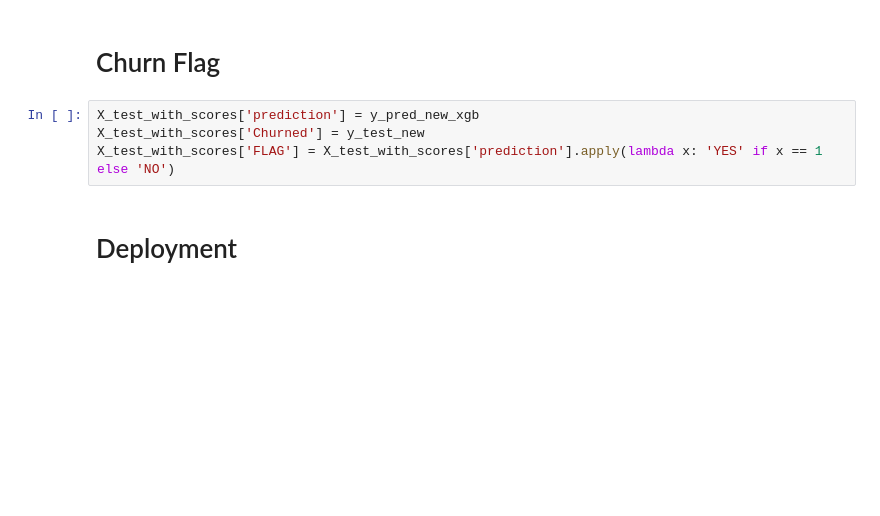
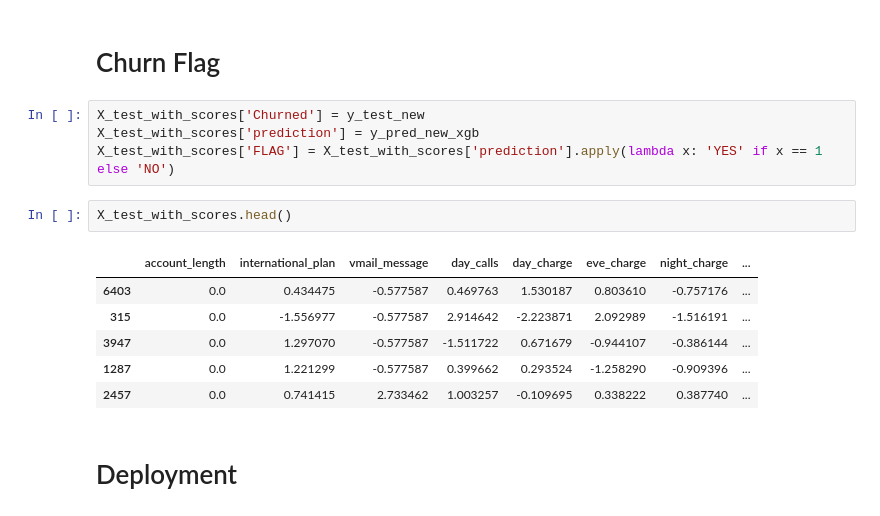
Before and after one commit to mdushetwar/Customer_Churn, a Jupyter notebook: PRCL-0017-Customer_Churn.ipynb, the cells around one changed output. Drawn from its saved outputs; the diff is of its cells as text; blank space fills up the shorter version.

```diff
--- a/PRCL-0017-Customer_Churn.ipynb
+++ b/PRCL-0017-Customer_Churn.ipynb
@@ -898,9 +911,18 @@ X_test_with_scores['churn_risk_score'] = churn_risk_scores *100
 # %% [markdown]
 # Churn Flag
 # %%
+X_test_with_scores['Churned'] = y_test_new
 X_test_with_scores['prediction'] = y_pred_new_xgb
-X_test_with_scores['Churned'] = y_test_new
 X_test_with_scores['FLAG'] = X_test_with_scores['prediction'].apply(lambda x: 'YES' if x == 1 else 'NO')
+# %%
+X_test_with_scores.head()
+# %% [output]
+|  | account_length | international_plan | vmail_message | day_calls | day_charge | eve_charge | night_charge | ... |
+| 6403 | 0.0 | 0.434475 | -0.577587 | 0.469763 | 1.530187 | 0.803610 | -0.757176 | ... |
+| 315 | 0.0 | -1.556977 | -0.577587 | 2.914642 | -2.223871 | 2.092989 | -1.516191 | ... |
+| 3947 | 0.0 | 1.297070 | -0.577587 | -1.511722 | 0.671679 | -0.944107 | -0.386144 | ... |
+| 1287 | 0.0 | 1.221299 | -0.577587 | 0.399662 | 0.293524 | -1.258290 | -0.909396 | ... |
+| 2457 | 0.0 | 0.741415 | 2.733462 | 1.003257 | -0.109695 | 0.338222 | 0.387740 | ... |
 # %% [markdown]
 # Deployment
 # %%
```
Also changed, not shown: parts of 16 cells of this notebook, 1 other file.
